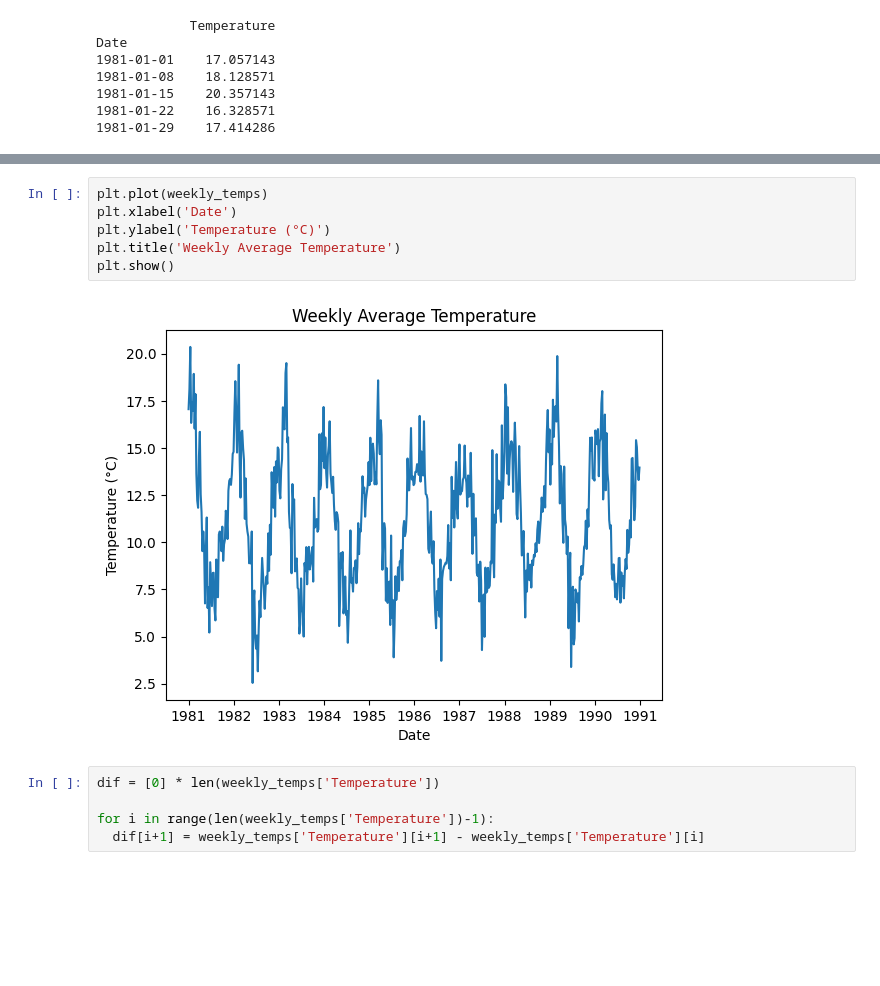
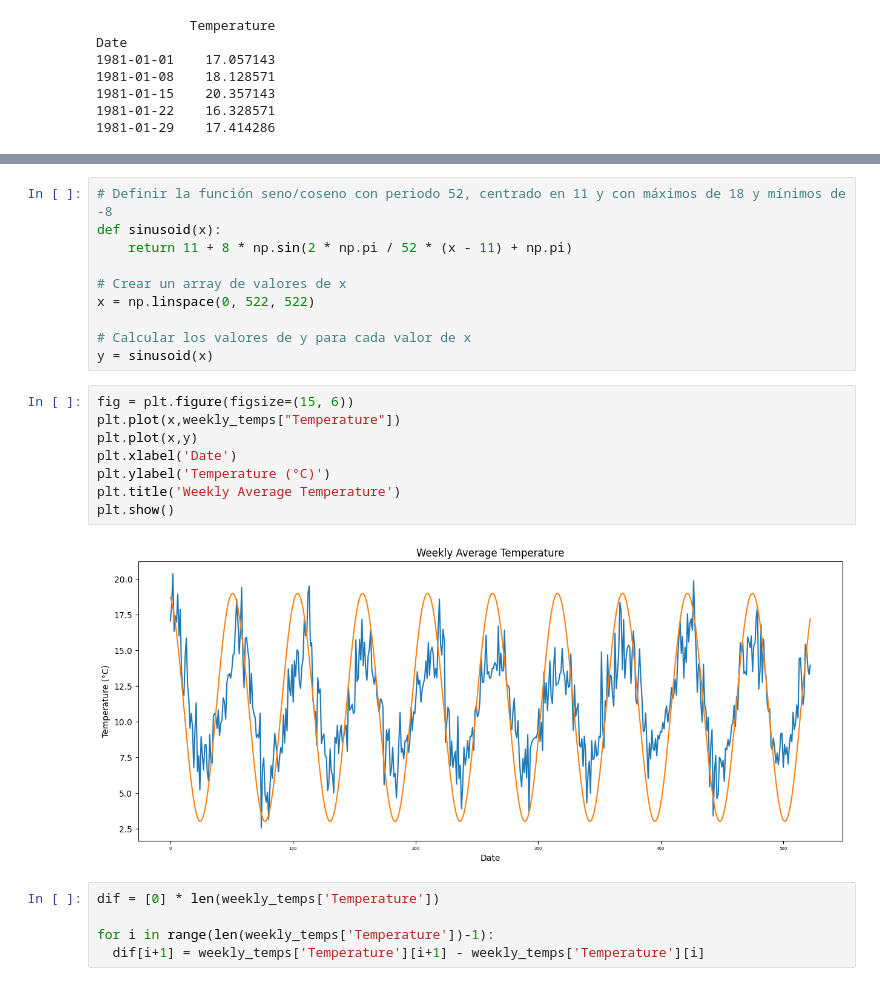
Before and after one commit to fermonzongh/CEIA, a Jupyter notebook: Series de Tiempo/Notebooks/AnalisisSerieDeTiempo.ipynb, the cells around one changed output, grey strips where cells are left out. Cells and saved outputs as stored; diff of their text form; blank space fills up the shorter version.

```diff
--- a/Series de Tiempo/Notebooks/AnalisisSerieDeTiempo.ipynb
+++ b/Series de Tiempo/Notebooks/AnalisisSerieDeTiempo.ipynb
@@ -81,11 +111,23 @@ Date
+# %%
+# Definir la función seno/coseno con periodo 52, centrado en 11 y con máximos de 18 y mínimos de -8
+def sinusoid(x):
+    return 11 + 8 * np.sin(2 * np.pi / 52 * (x - 11) + np.pi)
+
+# Crear un array de valores de x
+x = np.linspace(0, 522, 522)
+
+# Calcular los valores de y para cada valor de x
+y = sinusoid(x)
 # %%
-plt.plot(weekly_temps)
+fig = plt.figure(figsize=(15, 6))
+plt.plot(x,weekly_temps["Temperature"])
+plt.plot(x,y)
 plt.xlabel('Date')
 plt.ylabel('Temperature (°C)')
 plt.title('Weekly Average Temperature')
 plt.show()
 # %% [output]
-[figure, old version]
+[figure, new version]
 # %%
 dif = [0] * len(weekly_temps['Temperature'])
 
```
Also changed, not shown: parts of 52 cells of this notebook, 1 other file.
